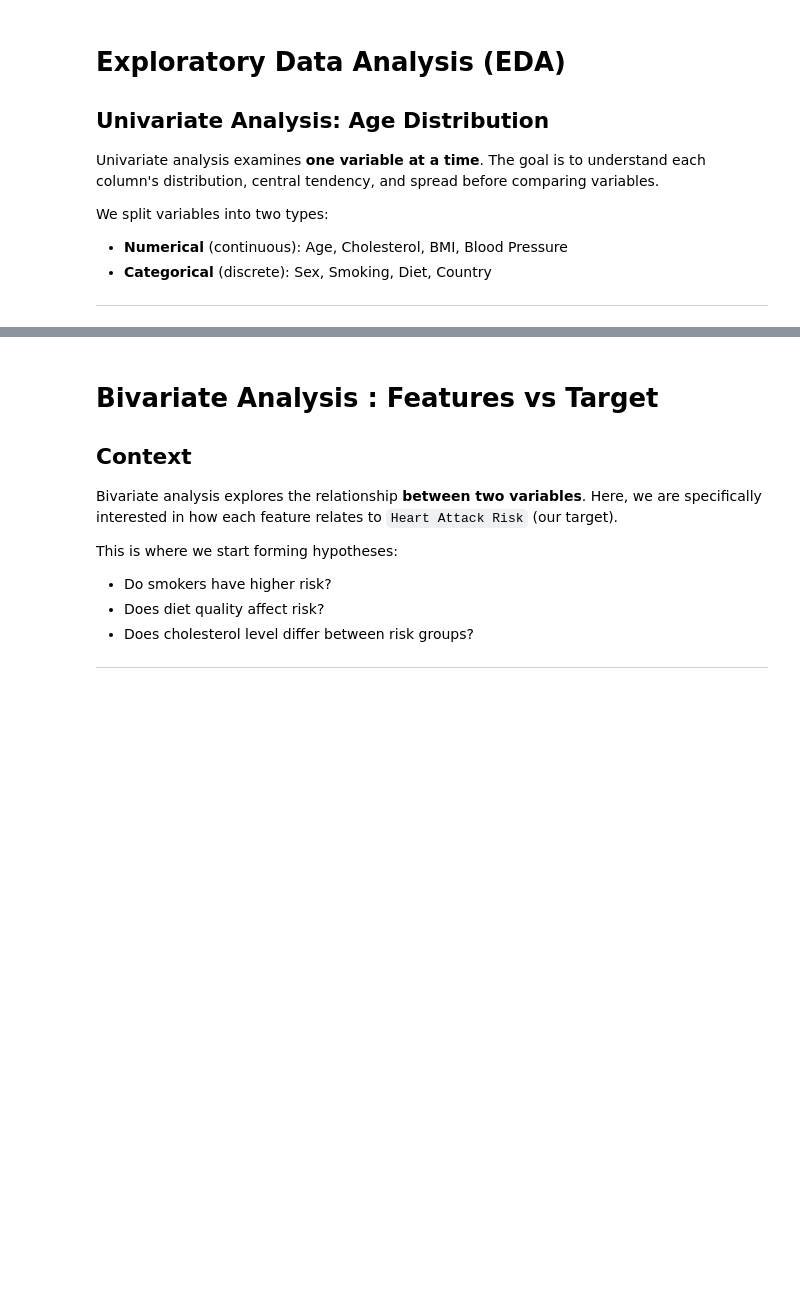
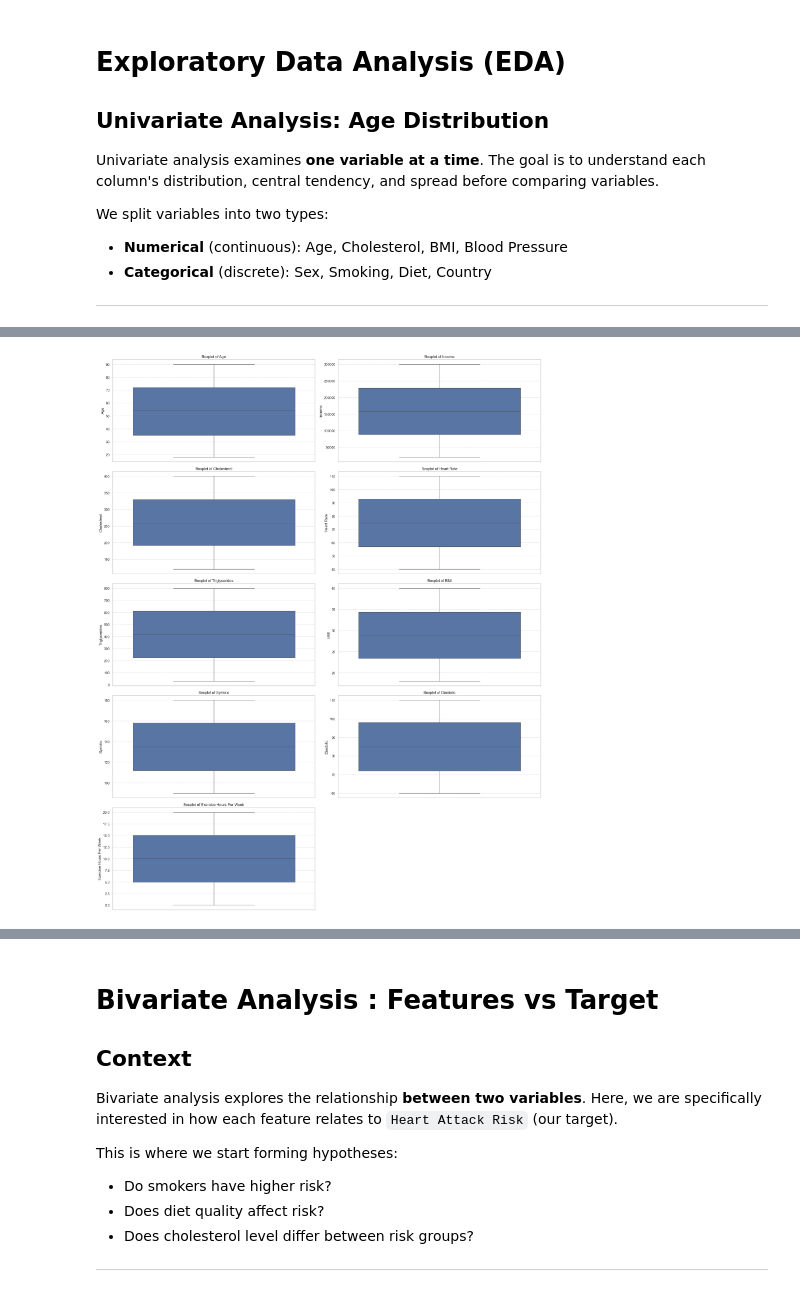
Before and after one commit to ManishJoc14/Fusemachines, a Jupyter notebook: week1 - datawrangling/Wk_1_Data_Wrangling_HeartAttack.ipynb, the cells around one changed output, grey strips where cells are left out. Cells and saved outputs as stored; diff of their text form; code cells hidden in the pictures; blank space fills up the shorter version.

Commit message:
Did data wrangling

```diff
--- a/week1 - datawrangling/Wk_1_Data_Wrangling_HeartAttack.ipynb
+++ b/week1 - datawrangling/Wk_1_Data_Wrangling_HeartAttack.ipynb
@@ -104,7 +246,10 @@ lifestyle = pd.read_csv("/content/lifestyle_factors.csv")
 - Keeping as string -> limits analysis
 - Splitting -> enables calculations but increases feature count
 # %%
-# Your code here
+# Split the Blood Pressure column into Systolic and Diastolic
+clinical[['Systolic', 'Diastolic']] = clinical['Blood Pressure'].str.split('/', expand=True)
 # %%
-# Your code here
+# Convert the new columns to numeric types to enable calculations
+clinical['Systolic'] = pd.to_numeric(clinical['Systolic'])
+clinical['Diastolic'] = pd.to_numeric(clinical['Diastolic'])
 # %%
@@ -281,0 +491,34 @@ Rescales features to a fixed range:
+# %%
+# 1. Merge all three datasets into one 'full_df'
+full_df = pd.merge(demographics, clinical, on="Patient ID")
+full_df = pd.merge(full_df, lifestyle, on="Patient ID")
+
+continuous_cols = [
+    "Age",
+    "Income",
+    "Cholesterol",
+    "Heart Rate",
+    "Triglycerides",
+    "BMI",
+    "Systolic",
+    "Diastolic",
+    "Exercise Hours Per Week",
+]
+# %%
+import math
+
+cols = 2
+rows = math.ceil(len(continuous_cols) / cols)
+
+plt.figure(figsize=(20, rows * 5))
+
+for i, col in enumerate(continuous_cols):
+    plt.subplot(rows, cols, i + 1)
+    sns.boxplot(data=full_df, y=col)
+    plt.title(f'Boxplot of {col}')
+    plt.grid(axis='y', linestyle='--', alpha=0.7)
+
+plt.tight_layout()
+plt.show()
+# %% [output]
+[figure, added]
```
Also changed, not shown: parts of 44 cells of this notebook, 4 other files.
